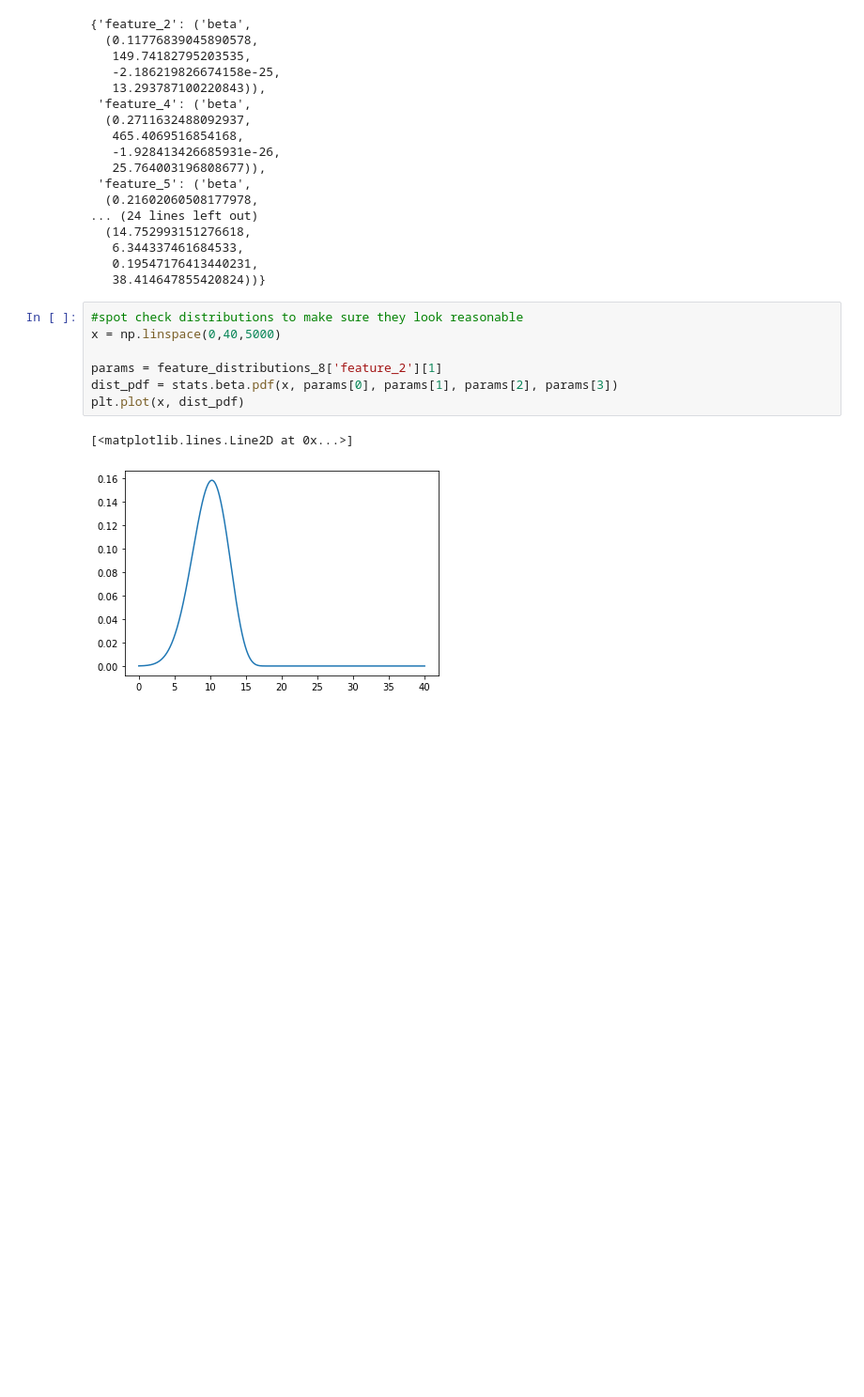
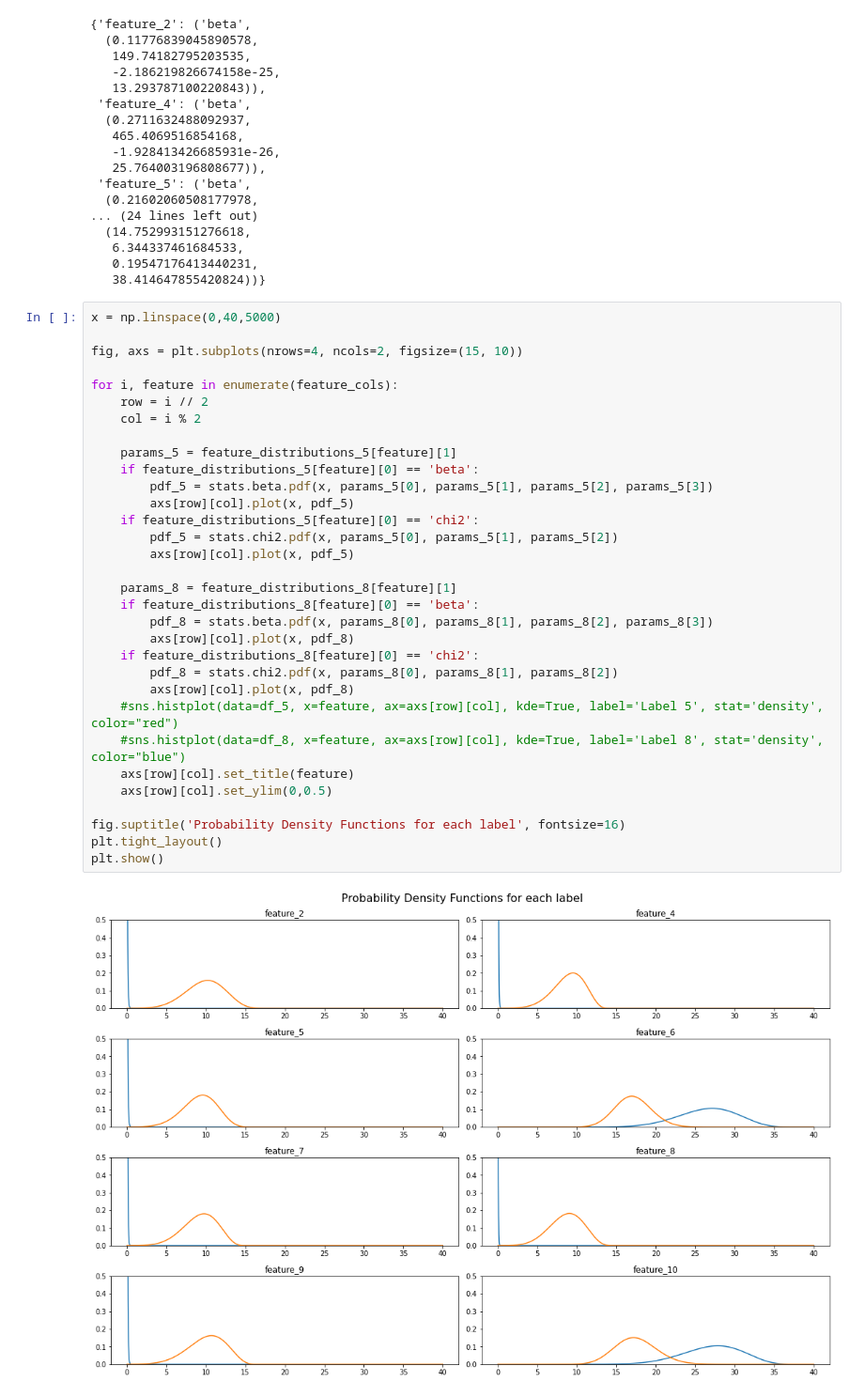
Before and after one commit to jnshzk/CCM_project, a Jupyter notebook: distributions.ipynb, the cells around one changed output. Shown at 94% size. Drawn from its saved outputs; the diff is of its cells as text; blank space fills up the shorter version.

```diff
--- a/distributions.ipynb
+++ b/distributions.ipynb
@@ -179,13 +181,37 @@ feature_distributions_5
    6.344337461684533,
    0.19547176413440231,
    38.414647855420824))}
-# %%
-#spot check distributions to make sure they look reasonable
-x = np.linspace(0,40,5000)
-
-params = feature_distributions_8['feature_2'][1]
-dist_pdf = stats.beta.pdf(x, params[0], params[1], params[2], params[3])
-plt.plot(x, dist_pdf)
-# %% [output]
-[<matplotlib.lines.Line2D at 0x...>]
-[figure, removed]
+# %%
+x = np.linspace(0,40,5000)
+
+fig, axs = plt.subplots(nrows=4, ncols=2, figsize=(15, 10))
+
+for i, feature in enumerate(feature_cols):
+    row = i // 2
+    col = i % 2
+
+    params_5 = feature_distributions_5[feature][1]
+    if feature_distributions_5[feature][0] == 'beta':
+        pdf_5 = stats.beta.pdf(x, params_5[0], params_5[1], params_5[2], params_5[3])
+        axs[row][col].plot(x, pdf_5)
+    if feature_distributions_5[feature][0] == 'chi2':
+        pdf_5 = stats.chi2.pdf(x, params_5[0], params_5[1], params_5[2])
+        axs[row][col].plot(x, pdf_5)
+
+    params_8 = feature_distributions_8[feature][1]
+    if feature_distributions_8[feature][0] == 'beta':
+        pdf_8 = stats.beta.pdf(x, params_8[0], params_8[1], params_8[2], params_8[3])
+        axs[row][col].plot(x, pdf_8)
+    if feature_distributions_8[feature][0] == 'chi2':
+        pdf_8 = stats.chi2.pdf(x, params_8[0], params_8[1], params_8[2])
+        axs[row][col].plot(x, pdf_8)
+    #sns.histplot(data=df_5, x=feature, ax=axs[row][col], kde=True, label='Label 5', stat='density', color="red")
+    #sns.histplot(data=df_8, x=feature, ax=axs[row][col], kde=True, label='Label 8', stat='density', color="blue")
+    axs[row][col].set_title(feature)
+    axs[row][col].set_ylim(0,0.5)
+
+fig.suptitle('Probability Density Functions for each label', fontsize=16)
+plt.tight_layout()
+plt.show()
+# %% [output]
+[figure, added]
```
Also changed, not shown: parts of 2 cells of this notebook.
